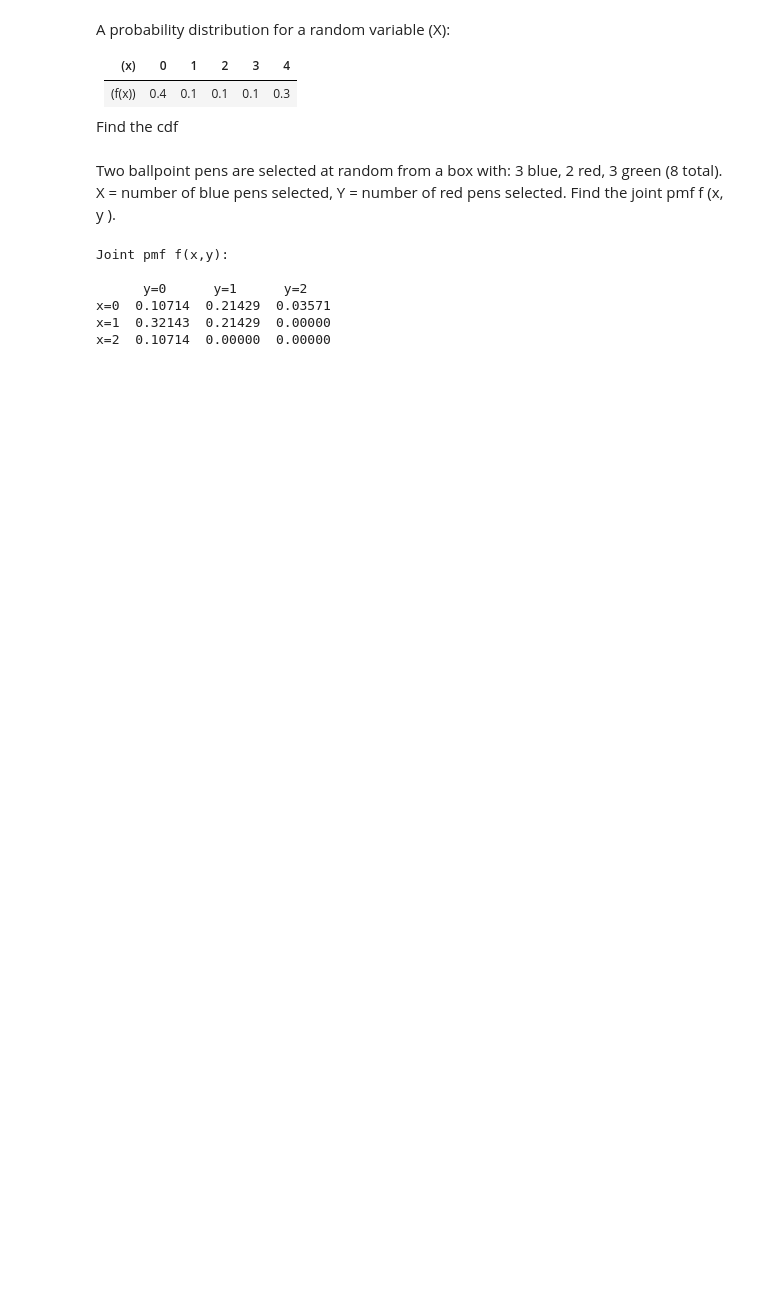
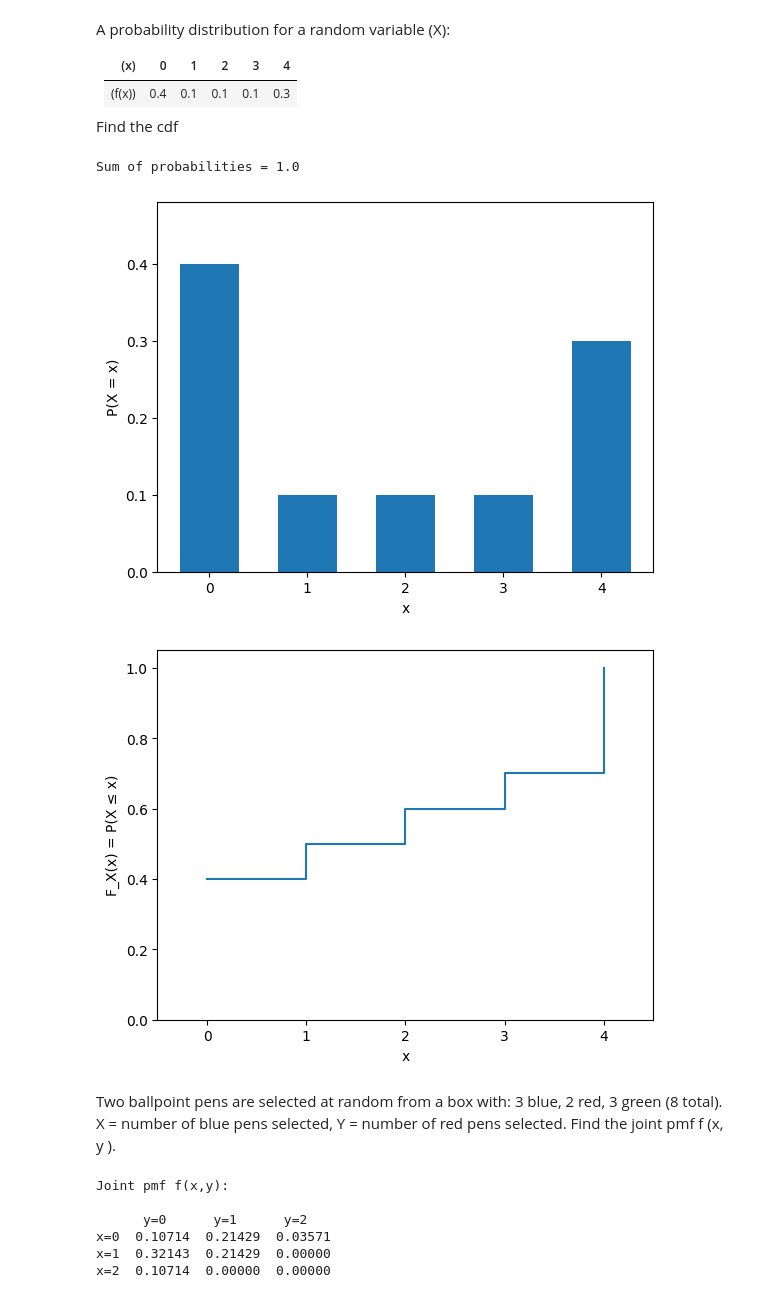
Before and after one commit to pleu/26s-engr0021, a Jupyter notebook: 2-class/Ch03.ipynb, the cells around one changed output. Cells and saved outputs as stored; diff of their text form; code cells hidden in the pictures; blank space fills up the shorter version.

```diff
--- a/2-class/Ch03.ipynb
+++ b/2-class/Ch03.ipynb
@@ -36,9 +73,42 @@ Find the cdf
 # %%
 # %%
 import numpy as np
+import pandas as pd
 
+# Define the PMF
 x = np.array([0, 1, 2, 3, 4])
 p = np.array([0.4, 0.1, 0.1, 0.1, 0.3])
+
+# Sanity check
+print(f"Sum of probabilities = {p.sum():.1f}")
+
+# Compute the CDF
+cdf = np.cumsum(p)
+
+# Display table
+df = pd.DataFrame({
+    "x": x,
+    "f(x)": p,
+    "F(x) = P(X ≤ x)": cdf
+})
+
+plt.bar(x, p, width=0.6)
+plt.xlabel("x")
+plt.ylabel("P(X = x)")
+plt.ylim(0, max(p) * 1.2)
+plt.show()
+
+plt.step(x, cdf, where="post")
+plt.xlabel("x")
+plt.ylabel("F_X(x) = P(X ≤ x)")
+plt.ylim(0, 1.05)
+plt.xlim(-0.5, 4.5)
+plt.yticks(np.linspace(0, 1, 6))
+plt.show()
+# %% [output]
+Sum of probabilities = 1.0
+[figure, added]
+[figure, added]
 # %% [markdown]
 Two ballpoint pens are selected at random from a box with:
 3 blue, 2 red, 3 green (8 total).
```
Also changed, not shown: parts of 2 cells of this notebook.
